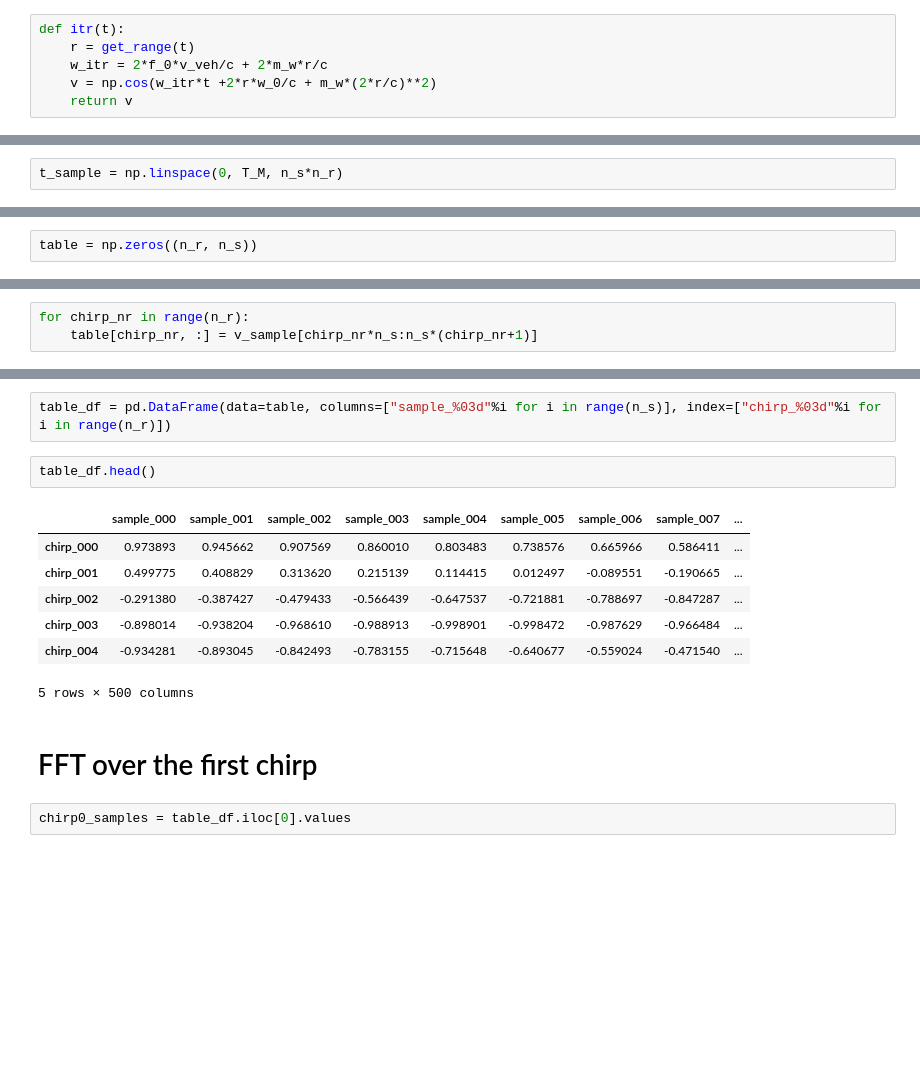
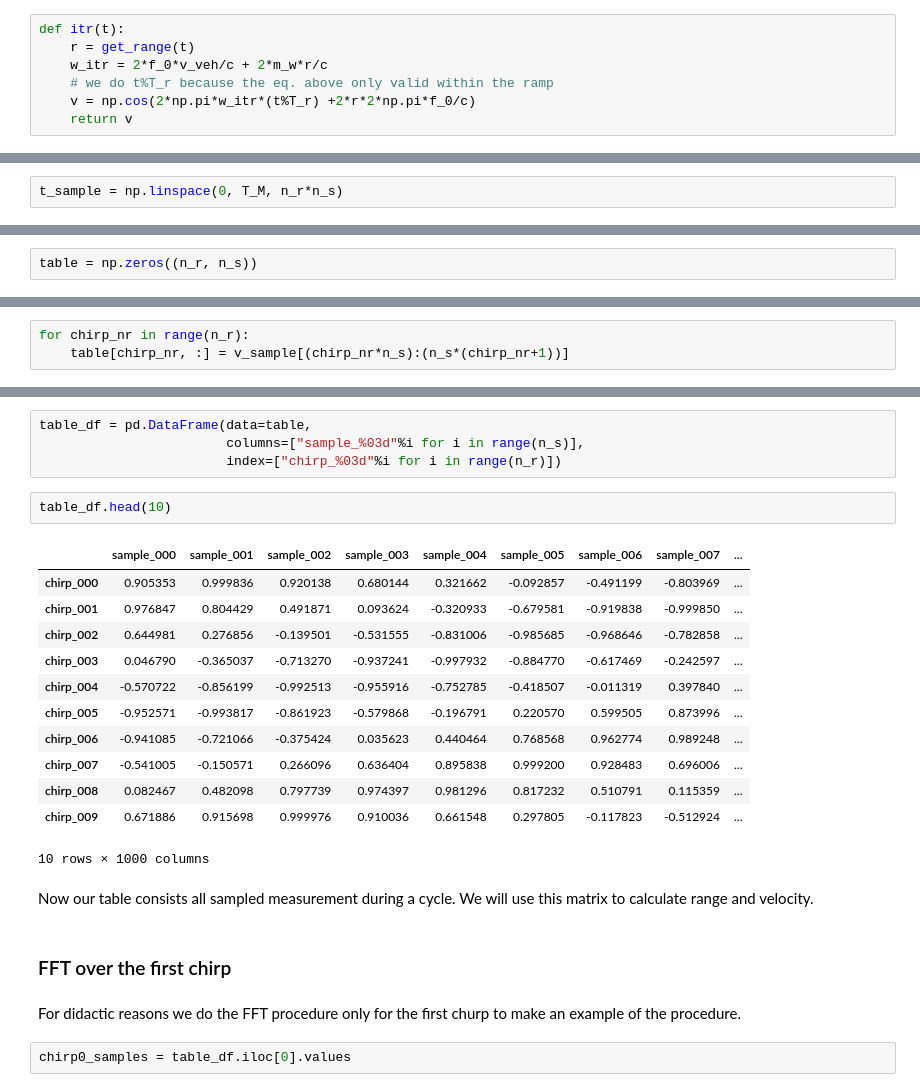
Before and after one commit to kopytjuk/python-fmcw, a Jupyter notebook: RADAR.ipynb, the cells around one changed output, grey strips where cells are left out. Cells and saved outputs as stored; diff of their text form; blank space fills up the shorter version.

```diff
--- a/RADAR.ipynb
+++ b/RADAR.ipynb
@@ -317,5 +352,6 @@ The model calculates the filtered mixed signal $u_{It,r}(t)$
 def itr(t):
     r = get_range(t)
     w_itr = 2*f_0*v_veh/c + 2*m_w*r/c
-    v = np.cos(w_itr*t +2*r*w_0/c + m_w*(2*r/c)**2)
+    # we do t%T_r because the eq. above only valid within the ramp
+    v = np.cos(2*np.pi*w_itr*(t%T_r) +2*r*2*np.pi*f_0/c)
     return v
@@ -333,2 +364,2 @@ We build up a table of $n_r × n_s$ where $n_r$ is the number of chirps (ramps)
 # %%
-t_sample = np.linspace(0, T_M, n_s*n_r)
+t_sample = np.linspace(0, T_M, n_r*n_s)
@@ -350,3 +382,3 @@ table = np.zeros((n_r, n_s))
 # %%
 for chirp_nr in range(n_r):
-    table[chirp_nr, :] = v_sample[chirp_nr*n_s:n_s*(chirp_nr+1)]
+    table[chirp_nr, :] = v_sample[(chirp_nr*n_s):(n_s*(chirp_nr+1))]
@@ -353,17 +387,28 @@ for chirp_nr in range(n_r):
 # %%
-table_df = pd.DataFrame(data=table, columns=["sample_%03d"%i for i in range(n_s)], index=["chirp_%03d"%i for i in range(n_r)])
+table_df = pd.DataFrame(data=table,
+                        columns=["sample_%03d"%i for i in range(n_s)],
+                        index=["chirp_%03d"%i for i in range(n_r)])
 # %%
-table_df.head()
+table_df.head(10)
 # %% [output]
 |  | sample_000 | sample_001 | sample_002 | sample_003 | sample_004 | sample_005 | sample_006 | sample_007 | ... |
-| chirp_000 | 0.973893 | 0.945662 | 0.907569 | 0.860010 | 0.803483 | 0.738576 | 0.665966 | 0.586411 | ... |
-| chirp_001 | 0.499775 | 0.408829 | 0.313620 | 0.215139 | 0.114415 | 0.012497 | -0.089551 | -0.190665 | ... |
-| chirp_002 | -0.291380 | -0.387427 | -0.479433 | -0.566439 | -0.647537 | -0.721881 | -0.788697 | -0.847287 | ... |
-| chirp_003 | -0.898014 | -0.938204 | -0.968610 | -0.988913 | -0.998901 | -0.998472 | -0.987629 | -0.966484 | ... |
-| chirp_004 | -0.934281 | -0.893045 | -0.842493 | -0.783155 | -0.715648 | -0.640677 | -0.559024 | -0.471540 | ... |
+| chirp_000 | 0.905353 | 0.999836 | 0.920138 | 0.680144 | 0.321662 | -0.092857 | -0.491199 | -0.803969 | ... |
+| chirp_001 | 0.976847 | 0.804429 | 0.491871 | 0.093624 | -0.320933 | -0.679581 | -0.919838 | -0.999850 | ... |
+| chirp_002 | 0.644981 | 0.276856 | -0.139501 | -0.531555 | -0.831006 | -0.985685 | -0.968646 | -0.782858 | ... |
+| chirp_003 | 0.046790 | -0.365037 | -0.713270 | -0.937241 | -0.997932 | -0.884770 | -0.617469 | -0.242597 | ... |
+| chirp_004 | -0.570722 | -0.856199 | -0.992513 | -0.955916 | -0.752785 | -0.418507 | -0.011319 | 0.397840 | ... |
+| chirp_005 | -0.952571 | -0.993817 | -0.861923 | -0.579868 | -0.196791 | 0.220570 | 0.599505 | 0.873996 | ... |
+| chirp_006 | -0.941085 | -0.721066 | -0.375424 | 0.035623 | 0.440464 | 0.768568 | 0.962774 | 0.989248 | ... |
+| chirp_007 | -0.541005 | -0.150571 | 0.266096 | 0.636404 | 0.895838 | 0.999200 | 0.928483 | 0.696006 | ... |
+| chirp_008 | 0.082467 | 0.482098 | 0.797739 | 0.974397 | 0.981296 | 0.817232 | 0.510791 | 0.115359 | ... |
+| chirp_009 | 0.671886 | 0.915698 | 0.999976 | 0.910036 | 0.661548 | 0.297805 | -0.117823 | -0.512924 | ... |
-5 rows × 500 columns
+10 rows × 1000 columns
+# %% [markdown]
+Now our table consists all sampled measurement during a cycle. We will use this matrix to calculate range and velocity.
 # %% [markdown]
-# FFT over the first chirp
+### FFT over the first chirp
+# %% [markdown]
+For didactic reasons we do the FFT procedure only for the first churp to make an example of the procedure.
 # %%
 chirp0_samples = table_df.iloc[0].values
 # %%
```
Also changed, not shown: parts of 73 cells of this notebook.
